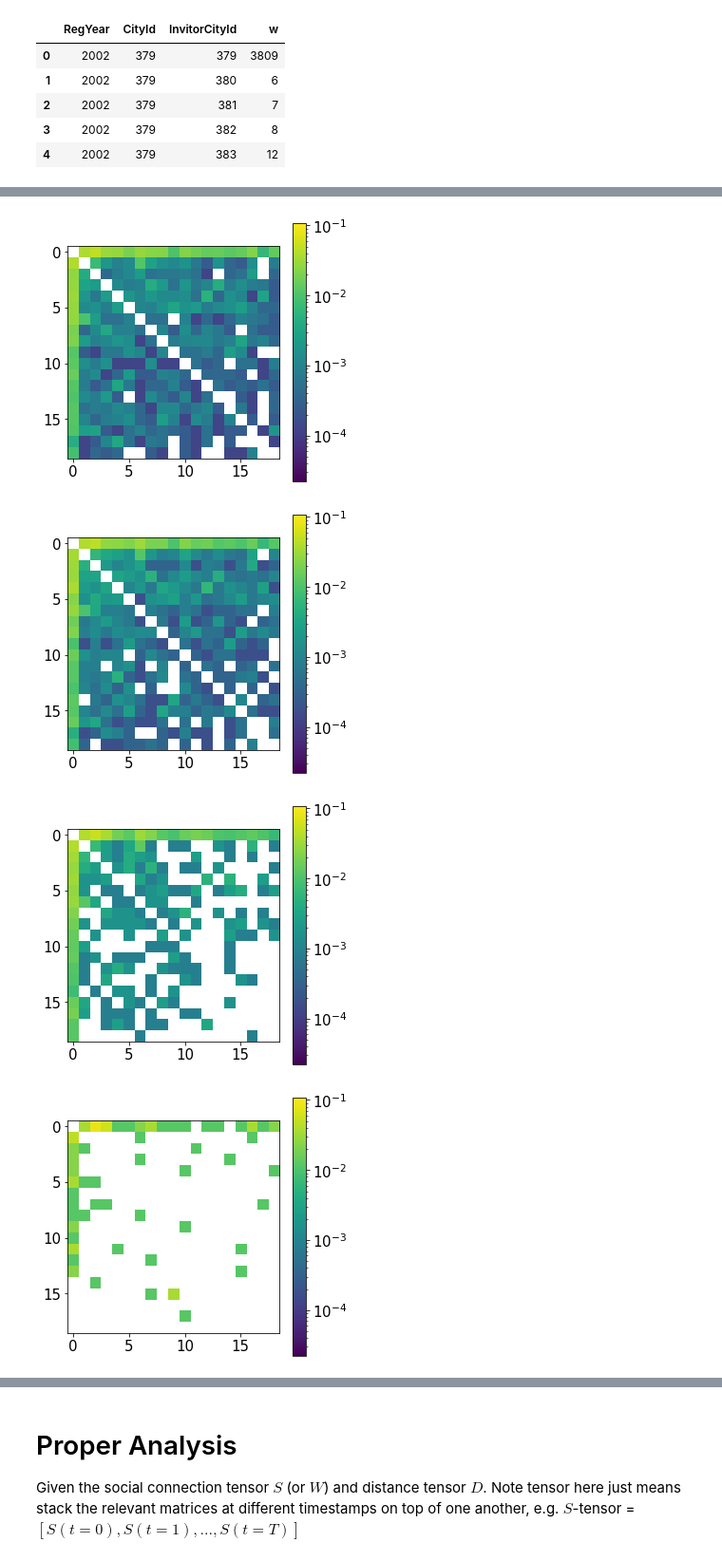
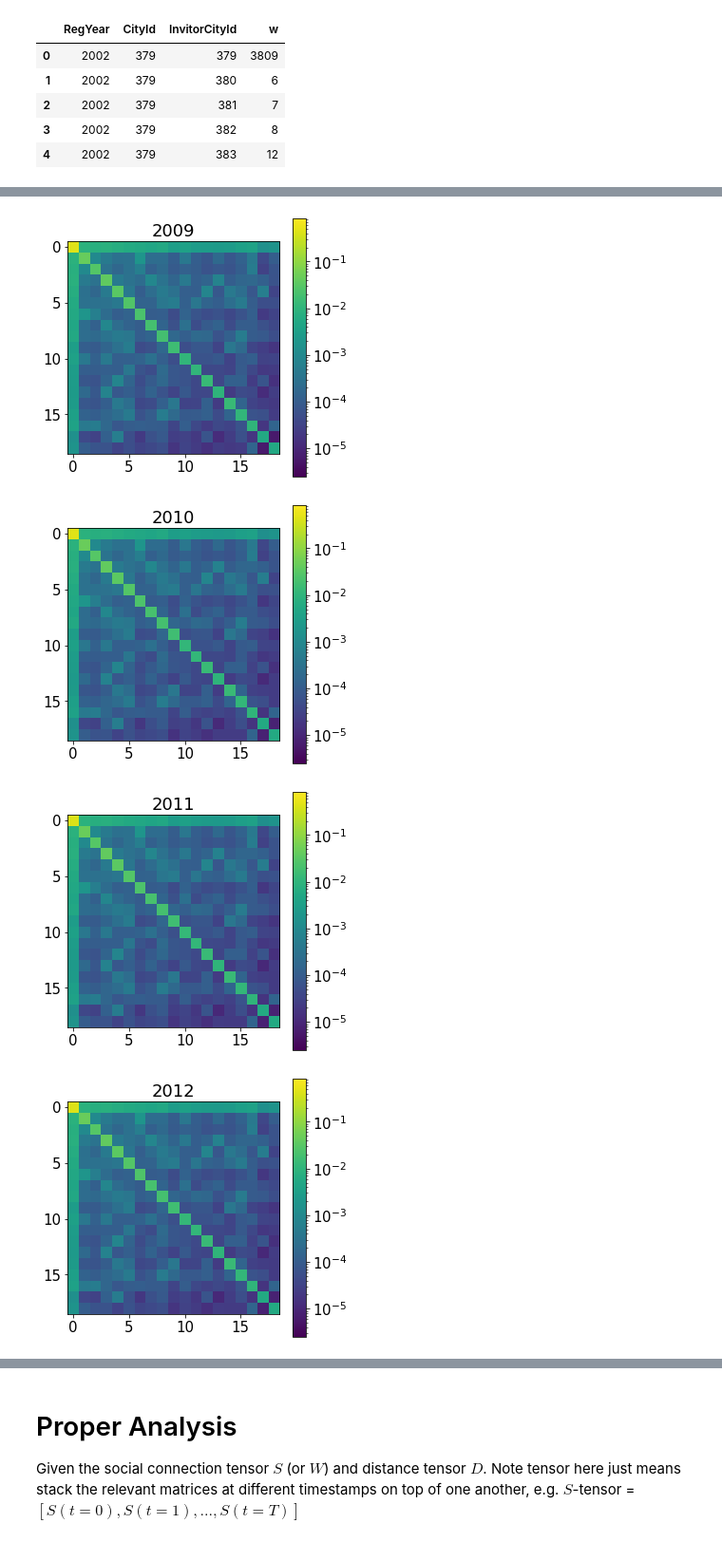
Before and after one commit to yasamanasgarii/wwcs-2022-memory-of-social-connections, a Jupyter notebook: analysis/analysis.ipynb, the cells around one changed output, grey strips where cells are left out. Shown at 95% size. Drawn from its saved outputs; the diff is of its cells as text; code cells hidden in the pictures.

```diff
--- a/analysis/analysis.ipynb
+++ b/analysis/analysis.ipynb
@@ -55,14 +55,15 @@ W = np.array(Graph_list)
 W_norm = np.zeros_like(W,dtype='float64')
 for t in range(W.shape[0]):
     W_norm[t,:,:] = W[t,:,:]
-    np.fill_diagonal(W_norm[t,:,:],0) # removing all self-loops
+#     np.fill_diagonal(W_norm[t,:,:],0) # removing all self-loops
     W_norm[t,:,:] /= W_norm[t,:,:].sum()
 # %%
 # symmetrised, weighted social connection tensor S
-S = (W + np.transpose(W,axes=[0,2,1]))/2
-# # correcting the self loops since double counted
-# for i in range(S.shape[2]):
-#     S[:,i,i] = S[:,i,i]/2
+S = np.cumsum(W + np.transpose(W,axes=[0,2,1]),axis=0)
+# correcting the self loops since double counted
+for i in range(S.shape[2]):
+    S[:,i,i] = S[:,i,i]/2
+
 
 # under a null model of random graph
 S_null = np.zeros_like(S)
@@ -71,10 +72,11 @@ for t in range(S.shape[0]):
         for j in range(S.shape[2]):
             S_null[t,i,j] = S[t,i,:].sum()*S[t,j,:].sum()/S[t,:,:].sum()
 
+
 # symmetrised, normalised social connection tensor S_norm
 S_norm = np.zeros_like(S,dtype='float64')
 for t in range(S.shape[0]):
     S_norm[t,:,:] = S[t,:,:]
-    np.fill_diagonal(S_norm[t,:,:],0) # removing all self-loops
+#     np.fill_diagonal(S_norm[t,:,:],0) # removing all self-loops
     S_norm[t,:,:] /= S_norm[t,:,:].sum()
 # S_norm = S/S_null # fails due to zeros in S_null
@@ -84,7 +84,8 @@ Insert road network / distance matrix things. Assume will output a distance tens
 # Visualising S_norm for each year
 for t in range(S.shape[0]):
     plt.figure(figsize=(5,5))
-    im=plt.imshow(W_norm[t,:,:],
-               norm=LogNorm(vmin=W_norm[W_norm>0].min(),vmax=W_norm.max()))
+    im=plt.imshow(S_norm[t,:,:],
+               norm=LogNorm(vmin=S_norm[S_norm>0].min(),vmax=S_norm.max()))
     plt.colorbar(im)
+    plt.title(Years[t])
 # %% [output]
@@ -98,7 +99,7 @@ for t in range(S.shape[0]):
-[figure, old version]
+[figure, new version]
-[figure, old version]
+[figure, new version]
-[figure, old version]
+[figure, new version]
-[figure, old version]
+[figure, new version]
 # %%
 fig=plt.figure(figsize=(10,5))
 # the mean is meaningless since we always normalise against the sum
```
Also changed, not shown: parts of 7 cells of this notebook.
